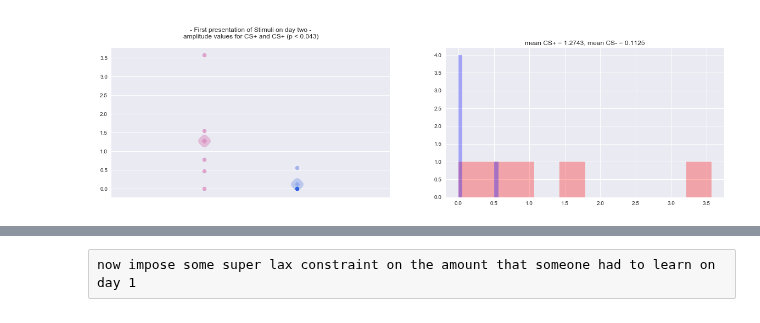
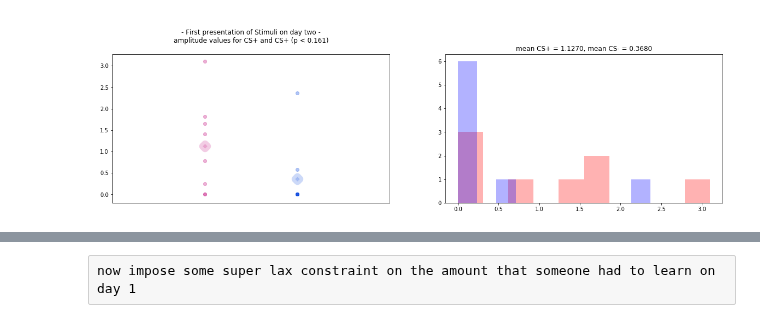
Before and after one commit to tzler/social_structure_learning, a Jupyter notebook: analysis/scr/adapting_fyp_analysis-4-replication.ipynb, the cells around one changed output, grey strips where cells are left out. Drawn from its saved outputs; the diff is of its cells as text; code cells hidden in the pictures.

```diff
--- a/analysis/scr/adapting_fyp_analysis-4-replication.ipynb
+++ b/analysis/scr/adapting_fyp_analysis-4-replication.ipynb
@@ -58,9 +131,9 @@ bc = np.array(bc)
 # %%
 iStim = 0
-day2.nSeconds = 5
-plus, minus = day1.amplitudeDifference('trans',iStim,'offset');
+day2.nSeconds = 4
+minus, plus = day2.amplitudeDifference('trans',iStim,'onset');
 # %%
-results = scipy.stats.wilcoxon(plus, minus);
-visualizeStats(plus,minus,results, heading='First presentation of Stimuli on day two')
+results = scipy.stats.wilcoxon(plus[11:], minus[11:]);
+visualizeStats(plus[11:], minus[11:], results, heading='First presentation of Stimuli on day two')
 # %% [output]
-[figure, old version]
+[figure, new version]
```
Also changed, not shown: parts of 41 cells of this notebook, 5 other files.
